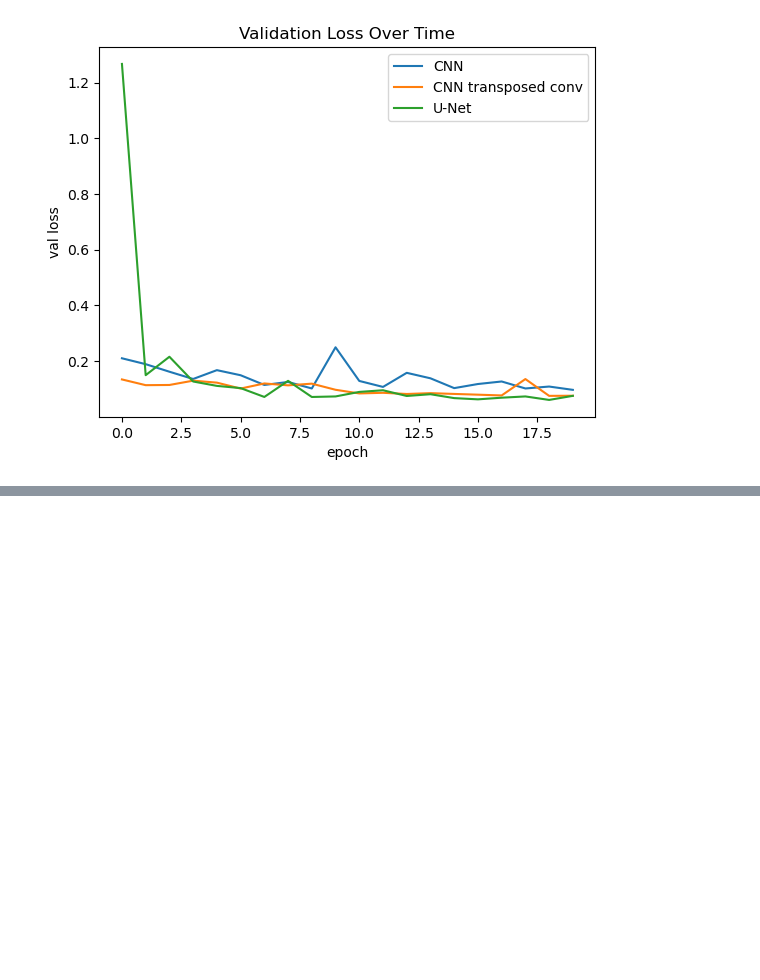
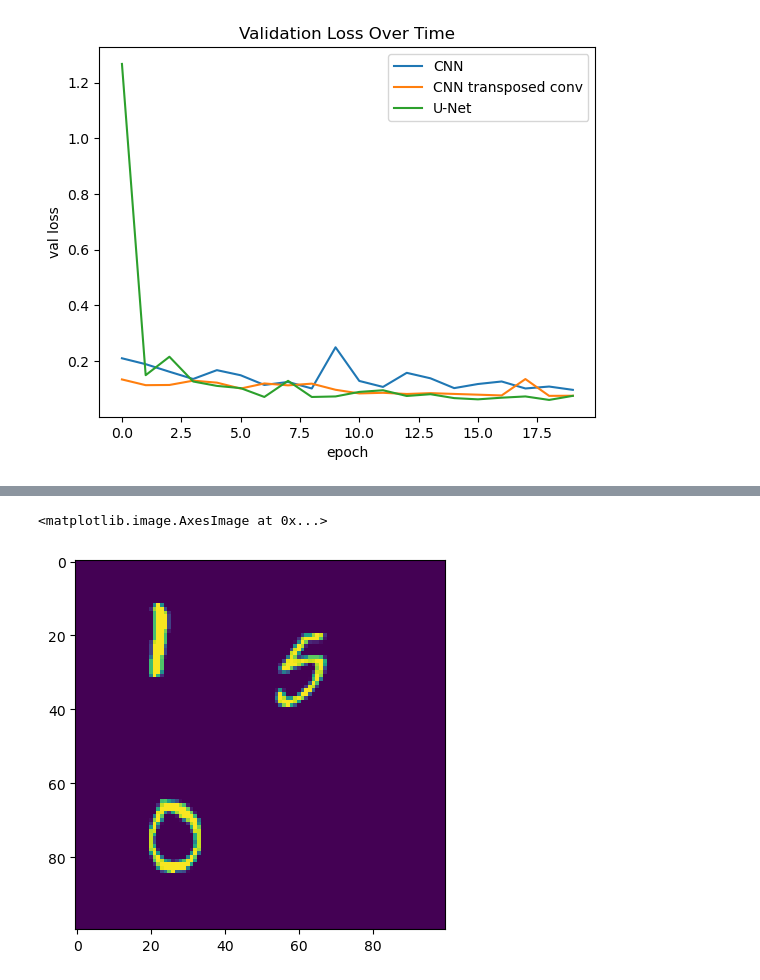
Before and after one commit to Efrazar/Bio-AI-foundations, a Jupyter notebook: Inside_Deep_Learning/08_Object_Detection.ipynb, the cells around one changed output, grey strips where cells are left out. Cells and saved outputs as stored; diff of their text form; code cells hidden in the pictures; blank space fills up the shorter version.

Commit message:
Last part of object detection with Faster R-CNN

```diff
--- a/Inside_Deep_Learning/08_Object_Detection.ipynb
+++ b/Inside_Deep_Learning/08_Object_Detection.ipynb
@@ -354,0 +416,10 @@ Text(0.5, 1.0, 'Validation Loss Over Time')
+# %%
+# Create the dataset and dataloader for the object detection task
+train_data = Class2Detect(torchvision.datasets.MNIST(root="./data",
+                                                     train=True,
+                                                     download=True,
+                                                     transform=transforms.ToTensor()))
+test_data = Class2Detect(torchvision.datasets.MNIST(root="./data",
+                                                     train=False,
+                                                     download=True,
+                                                     transform=transforms.ToTensor()))
@@ -354,0 +437,7 @@ Text(0.5, 1.0, 'Validation Loss Over Time')
+# %%
+# Visualize a sample from the object detection dataset
+x, y = train_data[0]
+plt.imshow(x.numpy()[0, :])
+# %% [output]
+<matplotlib.image.AxesImage at 0x...>
+[figure, added]
```
Also changed, not shown: parts of 16 cells of this notebook.
